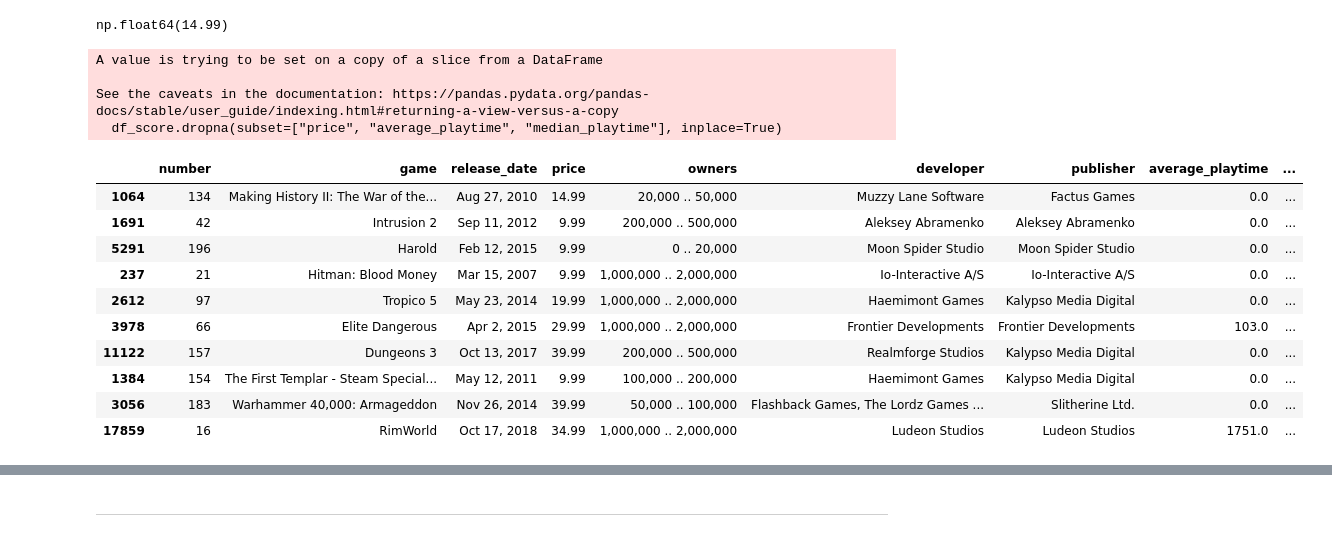
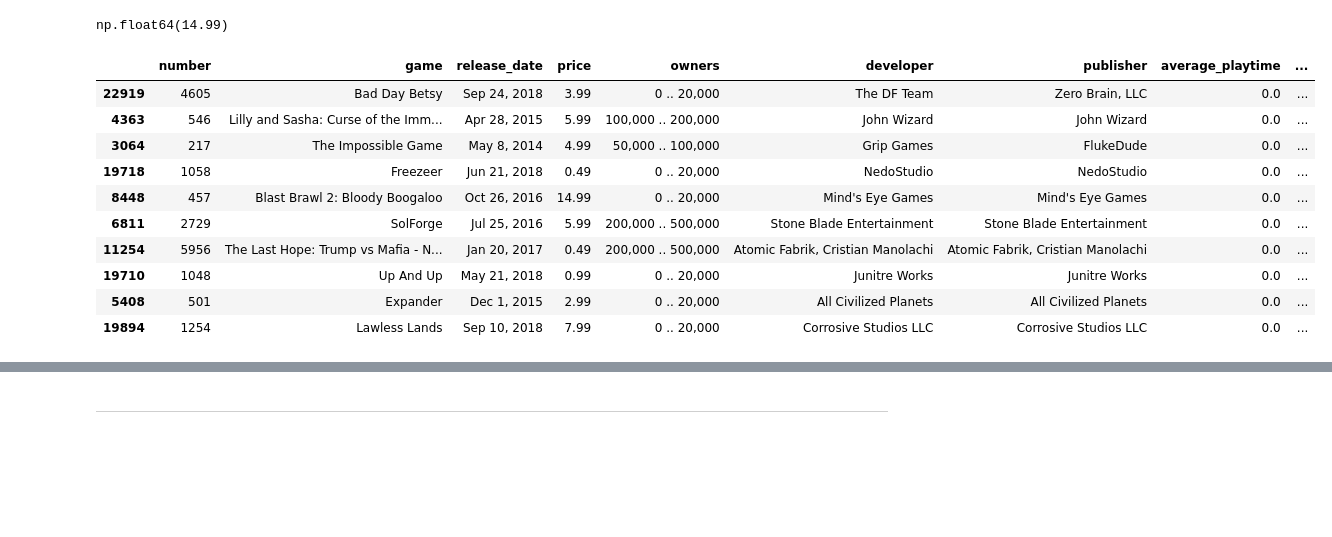
Before and after one commit to dbabichenko/python_for_data_and_analytics, a Jupyter notebook: Data cleaning/DataMungingPartI.ipynb, the cells around one changed output, grey strips where cells are left out. Cells and saved outputs as stored; diff of their text form; code cells hidden in the pictures; blank space fills up the shorter version.

```diff
--- a/Data cleaning/DataMungingPartI.ipynb
+++ b/Data cleaning/DataMungingPartI.ipynb
@@ -237,25 +270,18 @@ np.float64(14.99)
 # %%
 # Fill missing values with a mean (average) value of a given column
 # Note the inplace=True parameter - that means that we are overwriting the data
 # in the existing dataset
-# df_no_score["price"].fillna(df_no_score["price"].median(), inplace=True)
-
-# but actually, it's better for us just drop all rows with missing values
-df_score.dropna(subset=["price", "average_playtime", "median_playtime"], inplace=True)
-df_score.sample(10)
+df_no_score["price"].fillna(df_no_score["price"].median(), inplace=True)
+df_no_score.sample(10)
 # %% [output]
-A value is trying to be set on a copy of a slice from a DataFrame
-
-See the caveats in the documentation: https://pandas.pydata.org/pandas-docs/stable/user_guide/indexing.html#returning-a-view-versus-a-copy
-  df_score.dropna(subset=["price", "average_playtime", "median_playtime"], inplace=True)
 |  | number | game | release_date | price | owners | developer | publisher | average_playtime | ... |
-| 1064 | 134 | Making History II: The War of the... | Aug 27, 2010 | 14.99 | 20,000 .. 50,000 | Muzzy Lane Software | Factus Games | 0.0 | ... |
-| 1691 | 42 | Intrusion 2 | Sep 11, 2012 | 9.99 | 200,000 .. 500,000 | Aleksey Abramenko | Aleksey Abramenko | 0.0 | ... |
-| 5291 | 196 | Harold | Feb 12, 2015 | 9.99 | 0 .. 20,000 | Moon Spider Studio | Moon Spider Studio | 0.0 | ... |
-| 237 | 21 | Hitman: Blood Money | Mar 15, 2007 | 9.99 | 1,000,000 .. 2,000,000 | Io-Interactive A/S | Io-Interactive A/S | 0.0 | ... |
-| 2612 | 97 | Tropico 5 | May 23, 2014 | 19.99 | 1,000,000 .. 2,000,000 | Haemimont Games | Kalypso Media Digital | 0.0 | ... |
-| 3978 | 66 | Elite Dangerous | Apr 2, 2015 | 29.99 | 1,000,000 .. 2,000,000 | Frontier Developments | Frontier Developments | 103.0 | ... |
-| 11122 | 157 | Dungeons 3 | Oct 13, 2017 | 39.99 | 200,000 .. 500,000 | Realmforge Studios | Kalypso Media Digital | 0.0 | ... |
-| 1384 | 154 | The First Templar - Steam Special... | May 12, 2011 | 9.99 | 100,000 .. 200,000 | Haemimont Games | Kalypso Media Digital | 0.0 | ... |
-| 3056 | 183 | Warhammer 40,000: Armageddon | Nov 26, 2014 | 39.99 | 50,000 .. 100,000 | Flashback Games, The Lordz Games ... | Slitherine Ltd. | 0.0 | ... |
-| 17859 | 16 | RimWorld | Oct 17, 2018 | 34.99 | 1,000,000 .. 2,000,000 | Ludeon Studios | Ludeon Studios | 1751.0 | ... |
+| 22919 | 4605 | Bad Day Betsy | Sep 24, 2018 | 3.99 | 0 .. 20,000 | The DF Team | Zero Brain, LLC | 0.0 | ... |
+| 4363 | 546 | Lilly and Sasha: Curse of the Imm... | Apr 28, 2015 | 5.99 | 100,000 .. 200,000 | John Wizard | John Wizard | 0.0 | ... |
+| 3064 | 217 | The Impossible Game | May 8, 2014 | 4.99 | 50,000 .. 100,000 | Grip Games | FlukeDude | 0.0 | ... |
+| 19718 | 1058 | Freezeer | Jun 21, 2018 | 0.49 | 0 .. 20,000 | NedoStudio | NedoStudio | 0.0 | ... |
+| 8448 | 457 | Blast Brawl 2: Bloody Boogaloo | Oct 26, 2016 | 14.99 | 0 .. 20,000 | Mind's Eye Games | Mind's Eye Games | 0.0 | ... |
+| 6811 | 2729 | SolForge | Jul 25, 2016 | 5.99 | 200,000 .. 500,000 | Stone Blade Entertainment | Stone Blade Entertainment | 0.0 | ... |
+| 11254 | 5956 | The Last Hope: Trump vs Mafia - N... | Jan 20, 2017 | 0.49 | 200,000 .. 500,000 | Atomic Fabrik, Cristian Manolachi | Atomic Fabrik, Cristian Manolachi | 0.0 | ... |
+| 19710 | 1048 | Up And Up | May 21, 2018 | 0.99 | 0 .. 20,000 | Junitre Works | Junitre Works | 0.0 | ... |
+| 5408 | 501 | Expander | Dec 1, 2015 | 2.99 | 0 .. 20,000 | All Civilized Planets | All Civilized Planets | 0.0 | ... |
+| 19894 | 1254 | Lawless Lands | Sep 10, 2018 | 7.99 | 0 .. 20,000 | Corrosive Studios LLC | Corrosive Studios LLC | 0.0 | ... |
```
Also changed, not shown: parts of 20 cells of this notebook.
